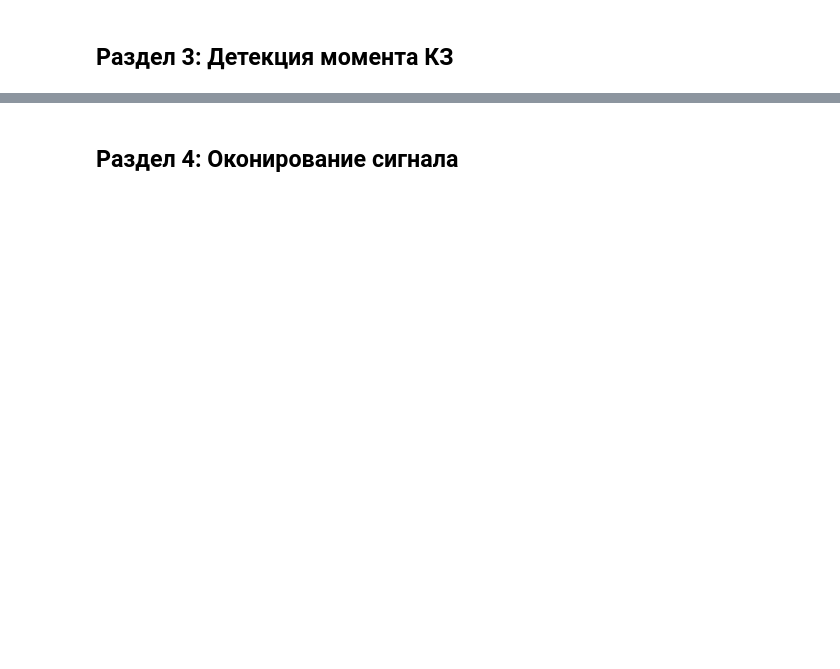
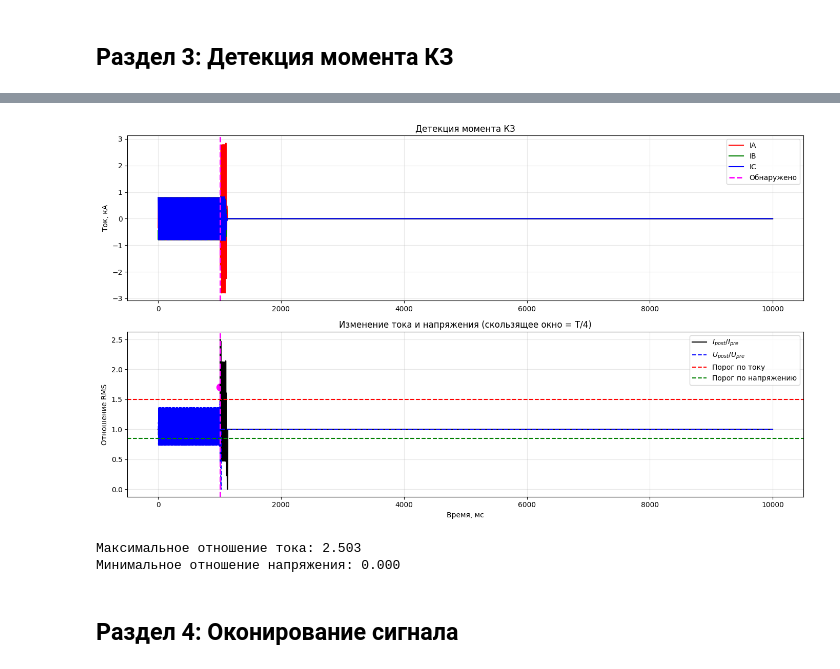
Before and after one commit to LionMux/comtrade-fault-preprocessing, a Jupyter notebook: fault_location_preprocessing_pipeline.ipynb, the cells around one changed output, grey strips where cells are left out. Saved outputs shown, nothing was run; the diff lists cells and outputs as text; code cells hidden in the pictures; blank space fills up the shorter version.

```diff
--- a/fault_location_preprocessing_pipeline.ipynb
+++ b/fault_location_preprocessing_pipeline.ipynb
@@ -566,39 +638,44 @@ results = analyze_signals_full(data_to_test, fs=data['fs'], fault_idx=fault_idx_
 # %%
 fig, axes = plt.subplots(2, 1, figsize=(14, 8))
 t_ms = np.arange(len(IA_filtered)) / data['fs'] * 1000
-threshold = ETA * data['Inom']
 
 axes[0].plot(t_ms, IA_filtered, 'r-', label='IA')
 axes[0].plot(t_ms, IB_filtered, 'g-', label='IB')
 axes[0].plot(t_ms, IC_filtered, 'b-', label='IC')
 if data['fault_time'] is not None:
     axes[0].axvline(x=data['fault_time']*1000, color='cyan', linestyle='-', linewidth=2, label='Истинное КЗ')
 if fault_time_detected is not None:
     axes[0].axvline(x=fault_time_detected*1000, color='magenta', linestyle='--', linewidth=2, label='Обнаружено')
 axes[0].set_ylabel('Ток, кА')
 axes[0].set_title('Детекция момента КЗ')
 axes[0].legend()
 axes[0].grid(True)
 
-axes[1].plot(t_ms, delta_I, 'k-', label='ΔI')
-axes[1].axhline(y=threshold, color='red', linestyle='--', label='Порог')
+axes[1].plot(t_ms, I_ratio, 'k-', label='$I_{post} / I_{pre}$')
+axes[1].plot(t_ms, U_ratio, 'b--', label='$U_{post} / U_{pre}$')
+axes[1].axhline(y=1.0 + ETA_I, color='red', linestyle='--', label='Порог по току')
+axes[1].axhline(y=ETA_U, color='green', linestyle='--', label='Порог по напряжению')
 if data['fault_time'] is not None:
     axes[1].axvline(x=data['fault_time']*1000, color='cyan', linestyle='-', linewidth=2)
 if fault_time_detected is not None:
     axes[1].axvline(x=fault_time_detected*1000, color='magenta', linestyle='--', linewidth=2)
-    axes[1].scatter([fault_time_detected*1000], [delta_I[fault_idx_detected]], color='magenta', s=100)
-axes[1].set_ylabel('ΔI, кА')
+    axes[1].scatter([fault_time_detected*1000], [I_ratio[fault_idx_detected]], color='magenta', s=100)
+axes[1].set_ylabel('Отношение RMS')
 axes[1].set_xlabel('Время, мс')
-axes[1].set_title('Изменение тока')
+axes[1].set_title('Изменение тока и напряжения (скользящее окно = T/4)')
 axes[1].legend()
 axes[1].grid(True)
 
 plt.tight_layout()
 plt.show()
 
 if fault_idx_detected is not None:
-    print(f"Максимальное ΔI: {np.max(delta_I):.3f} кА")
-    print(f"Отношение к номиналу: {np.max(delta_I)/data['Inom']:.2f}")
+    print(f"Максимальное отношение тока: {np.max(I_ratio):.3f}")
+    print(f"Минимальное отношение напряжения: {np.min(U_ratio):.3f}")
+# %% [output]
+[figure, added]
+Максимальное отношение тока: 2.503
+Минимальное отношение напряжения: 0.000
 # %% [markdown]
 ## Раздел 4: Оконирование сигнала
 # %%
```
Also changed, not shown: parts of 19 cells of this notebook, 41 other files.
